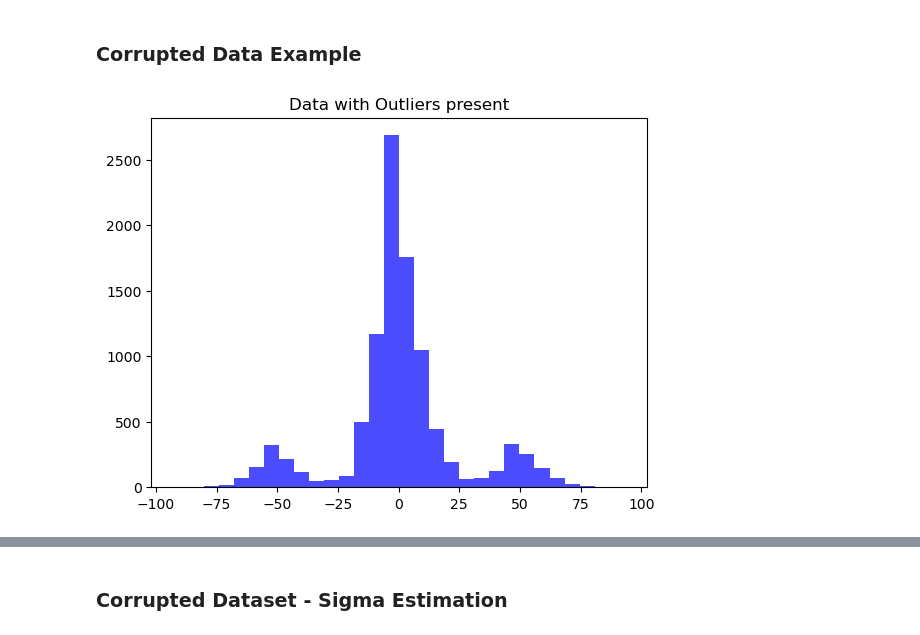
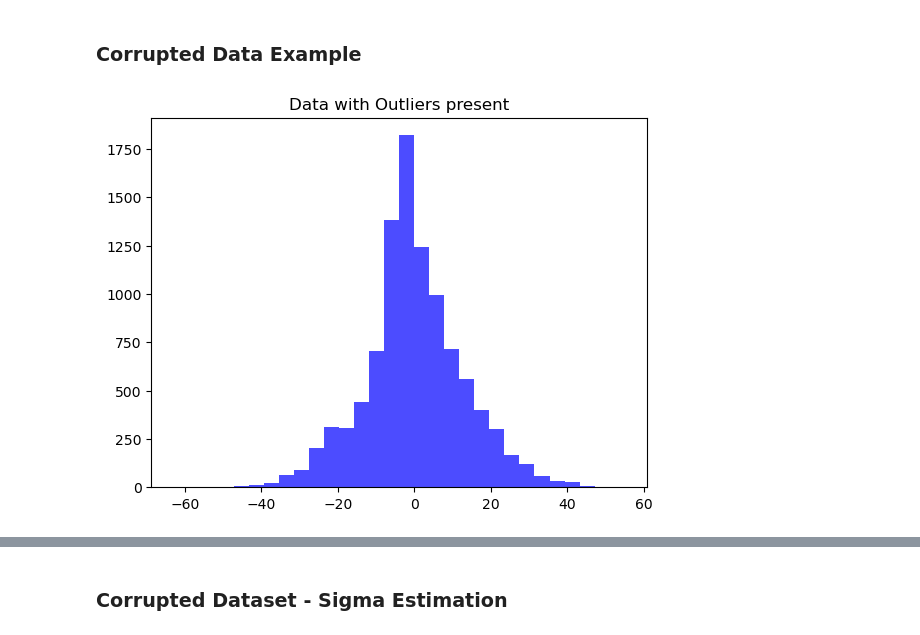
Before and after one commit to tobiasweckop/Robust-NAMLSS, a Jupyter notebook: robust_namlss.ipynb, the cells around one changed output, grey strips where cells are left out. Drawn from its saved outputs; the diff is of its cells as text; code cells hidden in the pictures.

```diff
--- a/robust_namlss.ipynb
+++ b/robust_namlss.ipynb
@@ -356,7 +361,7 @@ plt.show()
 ########## Training Dataset ##########
 prop_corrupt = 0.2
 n_train, n_val = 10000, 10000
-BIAS = 50
+BIAS = 20
 Uniform = dist.Uniform(-3, 3)
 X_train = Uniform.sample(sample_shape = [n_train, 3])
 
@@ -390,31 +395,31 @@ F3_val = 2 * np.cos(X_val[:,2])
 S1_val = torch.ones(n_val)
 S2_val = X_val[:,1] * 3
 S3_val = X_val[:,2]**2
 
 y_val = F1_val + F2_val + F3_val + torch.normal(torch.zeros(n_val), std = F.softplus(S1_val + S2_val + S3_val))
 y_val = y_val.view(n_val, 1)
 
 corrupted_indices = random.sample(range(1, n_val), int(n_val * prop_corrupt))
 sign = (2 * torch.randint(0, 2, (len(corrupted_indices),)) - 1).unsqueeze(1)
 y_val[corrupted_indices] = y_val[corrupted_indices] + BIAS * sign
 
 ########## Testing Dataset ##########
 n_test = 5000
 X_test = Uniform.sample(sample_shape = [n_test, 3])
 
 F1_test = (0.8 * X_test[:,0])**3
 F2_test = 5 * np.sin(X_test[:,1])
 F3_test = 2 * np.cos(X_test[:,2])
 
 S1_test = torch.ones(n_test)
 S2_test = X_test[:, 1] * 3
 S3_test = X_test[:, 2] ** 2
 
 y_test = F1_test + F2_test + F3_test + torch.normal(torch.zeros(n_test), std = F.softplus(S1_test + S2_test + S3_test))
 y_test = y_test.view(n_test, 1)
 
 corrupted_indices = random.sample(range(1, n_test), int(n_test * prop_corrupt))
 sign = (2 * torch.randint(0, 2, (len(corrupted_indices),)) - 1).unsqueeze(1)
 y_test[corrupted_indices] = y_test[corrupted_indices] + BIAS * sign
 # %% [output]
-[figure, old version]
+[figure, new version]
```
Also changed, not shown: parts of 17 cells of this notebook.
